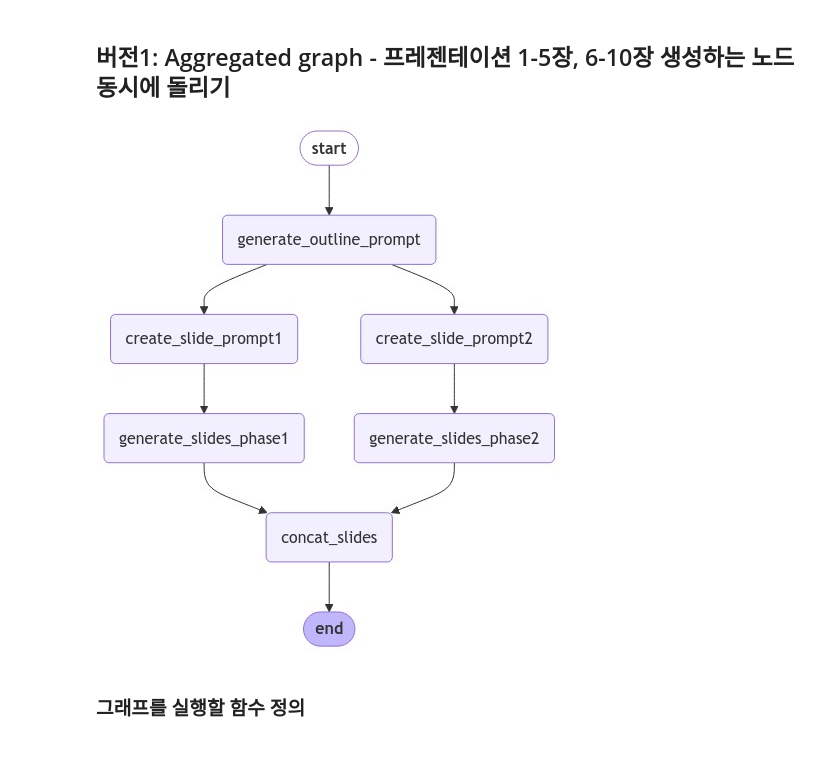
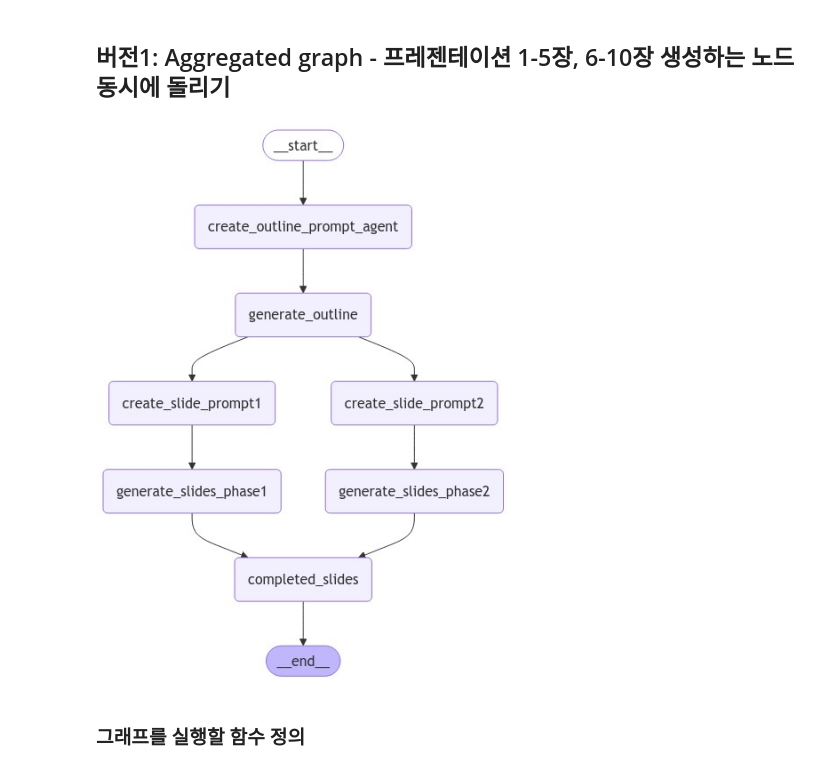
Before and after one commit to HyeryeongJoo/miridih-test, a Jupyter notebook: langgraph/01_basic_run_prompt.ipynb, the cells around one changed output. Drawn from its saved outputs; the diff is of its cells as text; code cells hidden in the pictures.

```diff
--- a/langgraph/01_basic_run_prompt.ipynb
+++ b/langgraph/01_basic_run_prompt.ipynb
@@ -91,14 +83,0 @@ slide_prompt_file_name = "slide_prompt_template.txt"
-# %%
-# # 프레젠테이션의 개요 생성 prompt template 로딩 및 토픽 추가
-
-from jinja2 import Template
-
-prompt_file_path = os.path.join(prompt_folder, outline_prompt_file_name)
-
-template_content = load_template_from_file(prompt_file_path)
-PROMPT_TEMPLATE = Template(template_content)
-
-TOPIC = "2024년의 한국 부동산 시장 현황"
-outline_prompt = PROMPT_TEMPLATE.render(topic=TOPIC)
-
-print(outline_prompt)
@@ -159,34 +127,44 @@ For each slide, include:
 from typing import TypedDict, Annotated, Any
 from langgraph.graph import StateGraph, START, END
 from langchain_anthropic import ChatAnthropic
-from langchain_core.messages import HumanMessage
-
-
 
 # State 정의
 class State(TypedDict):
     topic: Annotated[str, "프레젠테이션 주제"]
     outline_prompt: Annotated[str, "프레젠테이션 개요 생성을 위해 실행할 프롬프트"]
     outline: Annotated[str, "프레젠테이션 개요"]
-    # slide_titles: Annotated[list, "슬라이드 타이틀 모음"]
-    slide_prompt1: Annotated[str, "슬라이드 내용 생성을 위해 실행할 프롬프트"]
-    slide_prompt2: Annotated[str, "슬라이드 내용 생성을 위해 실행할 프롬프트"]
-    response_phase1: Annotated[str, "슬라이드 1-5장 내용"]
-    response_phase2: Annotated[str, "슬라이드 6-10장 내용"]
+    slide_prompt_1: Annotated[str, "슬라이드 내용 생성을 위해 실행할 프롬프트(배치1)"]
+    slide_prompt_2: Annotated[str, "슬라이드 내용 생성을 위해 실행할 프롬프트(배치2)"]
+    slide_content_1: Annotated[str, "slide_prompt_1로 만들어진 프레젠테이션 내용"]
+    slide_content_2: Annotated[str, "slide_prompt_2로 만들어진 프레젠테이션 내용"]
     completed_content: Annotated[str, "최종 생성된 프레젠테이션 내용"]
 
+# 프레젠테이션의 개요를 생성하는 프롬프트 생성
+def create_outline_prompt_agent(state:State)-> State:
+    topic = state["topic"]
+
+    prompt_file_path = os.path.join(prompt_folder, outline_prompt_file_name)
+    template_content = load_template_from_file(prompt_file_path)
+    PROMPT_TEMPLATE = Template(template_content)
+
+    outline_prompt = PROMPT_TEMPLATE.render(topic=topic)
+    print("\n## Generated Prompt for outline prompt")
+    print(outline_prompt)
+    return State(outline_prompt=outline_prompt)
+
+
 # 프레젠테이션 개요 생성 노드 정의
-def generate_outline_prompt(state: State) -> State:
+def generate_outline(state: State) -> State:
     # llm = get_llm_model(model_id="claude-3-haiku-20240307):
     prompt = state["outline_prompt"]
 
     response = converse_invoke(boto3_bedrock, model_id, prompt)
     # response = converse_invoke_with_backoff(boto3_bedrock, model_id, prompt)
 
-    # print("response: \n", response)
-    output_message = response['output']['message']['content'][0]['text']
-    # response = llm_sonnet.invoke([HumanMessage(content=prompt)])
-    return State(outline=output_message)
+    outline = response['output']['message']['content'][0]['text']
+    print("\n## Generated outline")
+    print("response: \n", outline)
+    return State(outline=outline)
 
 
 # # 생성한 프레젠테이션의 타이틀만 뽑아내는 노드 정의
@@ -219,7 +197,7 @@ def create_slide_prompt1(state: State) -> State:
     )
     print("\n### Generated Prompt for slides 1-5...")
     print(slide_prompt1)
-    return State(slide_prompt1=slide_prompt1)
+    return State(slide_prompt_1=slide_prompt1)
 
 
 def create_slide_prompt2(state: State) -> State:
@@ -236,82 +214,82 @@ def create_slide_prompt2(state: State) -> State:
     )
     print("\n### Generated Prompt for slides 6-10...")
     print(slide_prompt2)
-    return State(slide_prompt2=slide_prompt2)
+    return State(slide_prompt_2=slide_prompt2)
 
 
 def generate_slides_phase1(state:State) -> State:
-    slide_prompt1 = state["slide_prompt1"]
-    print("\n## Generating content for slides 1-5...")
+    slide_prompt_1 = state["slide_prompt_1"]
 
-    response1 = converse_invoke(boto3_bedrock, model_id, slide_prompt1)
+    response1 = converse_invoke(boto3_bedrock, model_id, slide_prompt_1)
     # response1 = converse_invoke_with_backoff(boto3_bedrock, model_id, slide_prompt1)
 
     output_message1 = response1['output']['message']['content'][0]['text']
     print("\n### Generated content for slides 1-5...")
     print(output_message1)
-    return State(response_phase1=output_message1)
+    return State(slide_content_1=output_message1)
 
 
 def generate_slides_phase2(state:State) -> State:
-    slide_prompt2 = state["slide_prompt2"]
-    print("\n## Generating content for slides 6-10...")
+    slide_prompt_2 = state["slide_prompt_2"]
 
-    response2 = converse_invoke(boto3_bedrock, model_id, slide_prompt2)
+    response2 = converse_invoke(boto3_bedrock, model_id, slide_prompt_2)
     # response2 = converse_invoke_with_backoff(boto3_bedrock, model_id, slide_prompt2)
 
     output_message2 = response2['output']['message']['content'][0]['text']
     print("\n### Generated content for slides 6-10...")
     print(output_message2)
-    return State(response_phase2=output_message2)
+    return State(slide_content_2=output_message2)
 
 
-def concat_slides(state:State) -> State:
-    response_phase1=state["response_phase1"]
-    response_phase2=state["response_phase2"]
-    merged_response = response_phase1 + response_phase2
+def completed_slides(state:State) -> State:
+    slide_content_1=state["slide_content_1"]
+    slide_content_2=state["slide_content_2"]
+    completed_content= slide_content_1 + slide_content_2
     print("\n## Merged contents...")
-    print(merged_response)
-    return State(completed_content=merged_response)
+    print(completed_content)
+    return State(completed_content=completed_content)
 
 
 # 그래프 정의
 graph_builder = StateGraph(State)
 
 # Add nodes to the graph
-graph_builder.add_node("generate_outline_prompt", generate_outline_prompt)
+graph_builder.add_node("create_outline_prompt_agent", create_outline_prompt_agent)
+graph_builder.add_node("generate_outline", generate_outline)
 graph_builder.add_node("generate_slides_phase1", generate_slides_phase1)
 graph_builder.add_node("create_slide_prompt1", create_slide_prompt1)
 graph_builder.add_node("generate_slides_phase2", generate_slides_phase2)
 graph_builder.add_node("create_slide_prompt2", create_slide_prompt2)
-graph_builder.add_node("concat_slides", concat_slides)
+graph_builder.add_node("completed_slides", completed_slides)
 
 # Define the flow of execution
-graph_builder.add_edge(START, "generate_outline_prompt")
-graph_builder.add_edge("generate_outline_prompt", "create_slide_prompt1")
-graph_builder.add_edge("generate_outline_prompt", "create_slide_prompt2")
+graph_builder.add_edge(START, "create_outline_prompt_agent")
+graph_builder.add_edge("create_outline_prompt_agent", "generate_outline")
+graph_builder.add_edge("generate_outline", "create_slide_prompt1")
+graph_builder.add_edge("generate_outline", "create_slide_prompt2")
 graph_builder.add_edge("create_slide_prompt1", "generate_slides_phase1")
 graph_builder.add_edge("create_slide_prompt2", "generate_slides_phase2")
 
 # Ensure concat_slides runs only after both generate_slides_phase1 and generate_slides_phase2
-graph_builder.add_edge("generate_slides_phase1", "concat_slides")
-graph_builder.add_edge("generate_slides_phase2", "concat_slides")
+graph_builder.add_edge("generate_slides_phase1", "completed_slides")
+graph_builder.add_edge("generate_slides_phase2", "completed_slides")
 
 # End the graph
-graph_builder.add_edge("concat_slides", END)
+graph_builder.add_edge("completed_slides", END)
 
 
 # 그래프 컴파일
 graph = graph_builder.compile()
 
 from IPython.display import Image, display
 
 try:
     display(Image(graph.get_graph().draw_mermaid_png()))
 except Exception:
     # This requires some extra dependencies and is optional
     pass
 # %% [output]
-[figure, old version]
+[figure, new version]
 # %% [markdown]
 ### 그래프를 실행할 함수 정의
 # %%
```
Also changed, not shown: parts of 14 cells of this notebook, 10 other files.
